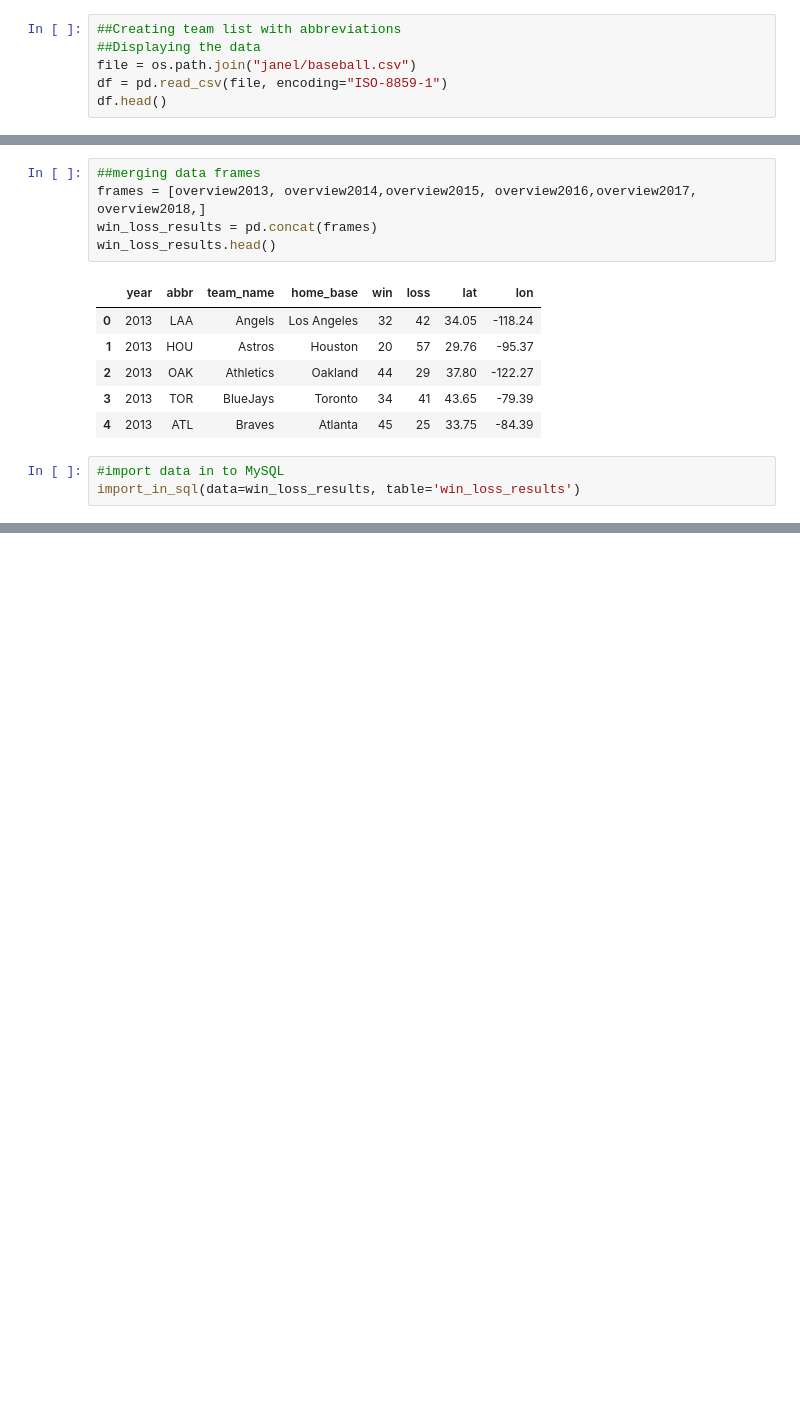
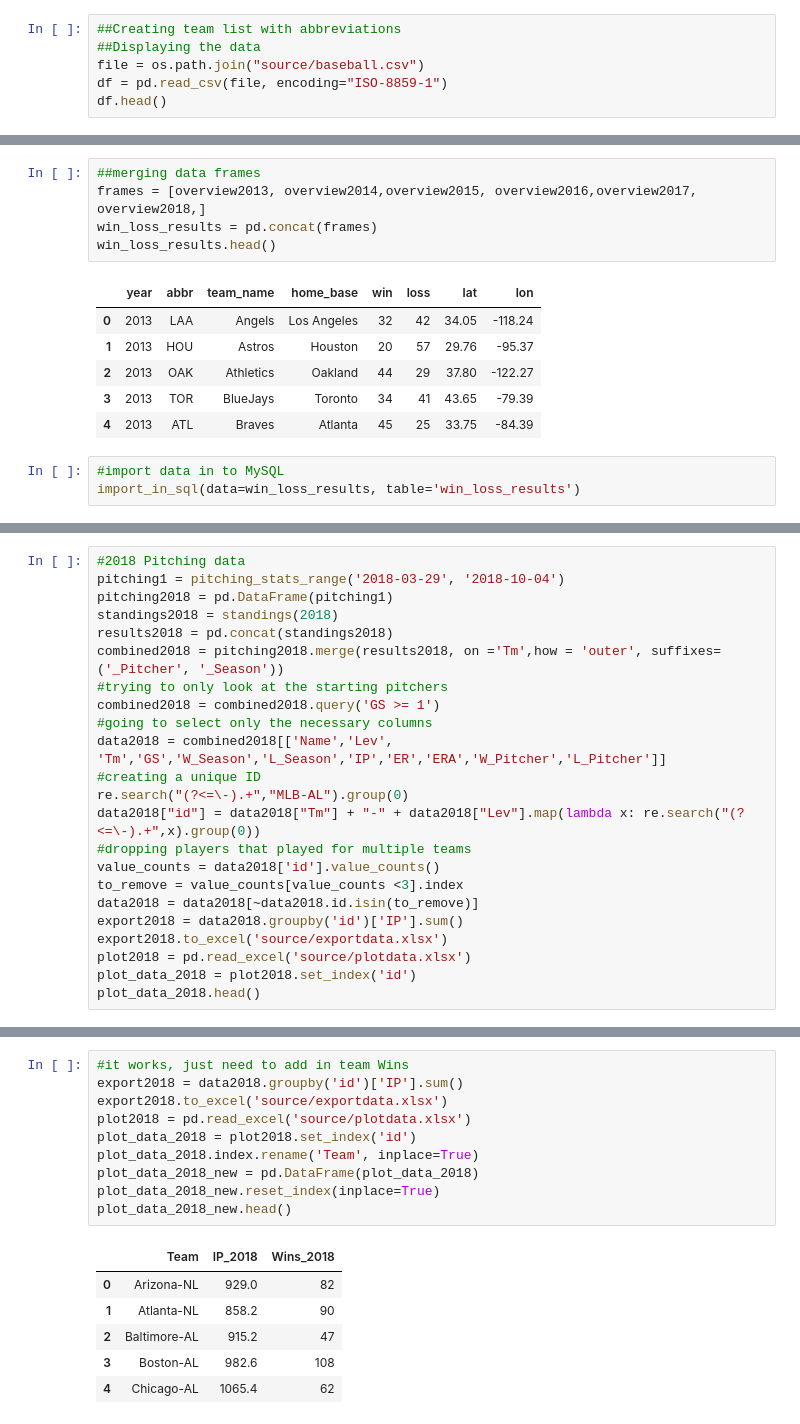
Before and after one commit to tkhutunishvili/project-baseball, a Jupyter notebook: Data-clean-import-sql.ipynb, the cells around one changed output, grey strips where cells are left out. Saved outputs shown, nothing was run; the diff lists cells and outputs as text; blank space fills up the shorter version.

```diff
--- a/Data-clean-import-sql.ipynb
+++ b/Data-clean-import-sql.ipynb
@@ -55,7 +67,7 @@ import_in_sql(data=team_results_sql, table='team_batting')
 # %%
 ##Creating team list with abbreviations
 ##Displaying the data
-file = os.path.join("janel/baseball.csv")
+file = os.path.join("source/baseball.csv")
 df = pd.read_csv(file, encoding="ISO-8859-1")
 df.head()
 # %% [output]
@@ -272,0 +284,23 @@ bwar_bat_df_new.head()
+# %%
+#2018 Pitching data
+pitching1 = pitching_stats_range('2018-03-29', '2018-10-04')
+pitching2018 = pd.DataFrame(pitching1)
+standings2018 = standings(2018)
+results2018 = pd.concat(standings2018)
+combined2018 = pitching2018.merge(results2018, on ='Tm',how = 'outer', suffixes=('_Pitcher', '_Season'))
+#trying to only look at the starting pitchers
+combined2018 = combined2018.query('GS >= 1')
+#going to select only the necessary columns
+data2018 = combined2018[['Name','Lev', 'Tm','GS','W_Season','L_Season','IP','ER','ERA','W_Pitcher','L_Pitcher']]
+#creating a unique ID
+re.search("(?<=\-).+","MLB-AL").group(0)
+data2018["id"] = data2018["Tm"] + "-" + data2018["Lev"].map(lambda x: re.search("(?<=\-).+",x).group(0))
+#dropping players that played for multiple teams
+value_counts = data2018['id'].value_counts()
+to_remove = value_counts[value_counts <3].index
+data2018 = data2018[~data2018.id.isin(to_remove)]
+export2018 = data2018.groupby('id')['IP'].sum()
+export2018.to_excel('source/exportdata.xlsx')
+plot2018 = pd.read_excel('source/plotdata.xlsx')
+plot_data_2018 = plot2018.set_index('id')
+plot_data_2018.head()
@@ -272,0 +320,17 @@ bwar_bat_df_new.head()
+# %%
+#it works, just need to add in team Wins
+export2018 = data2018.groupby('id')['IP'].sum()
+export2018.to_excel('source/exportdata.xlsx')
+plot2018 = pd.read_excel('source/plotdata.xlsx')
+plot_data_2018 = plot2018.set_index('id')
+plot_data_2018.index.rename('Team', inplace=True)
+plot_data_2018_new = pd.DataFrame(plot_data_2018)
+plot_data_2018_new.reset_index(inplace=True)
+plot_data_2018_new.head()
+# %% [output]
+|  | Team | IP_2018 | Wins_2018 |
+| 0 | Arizona-NL | 929.0 | 82 |
+| 1 | Atlanta-NL | 858.2 | 90 |
+| 2 | Baltimore-AL | 915.2 | 47 |
+| 3 | Boston-AL | 982.6 | 108 |
+| 4 | Chicago-AL | 1065.4 | 62 |
```
Also changed, not shown: parts of 14 cells of this notebook, 16 other files.
